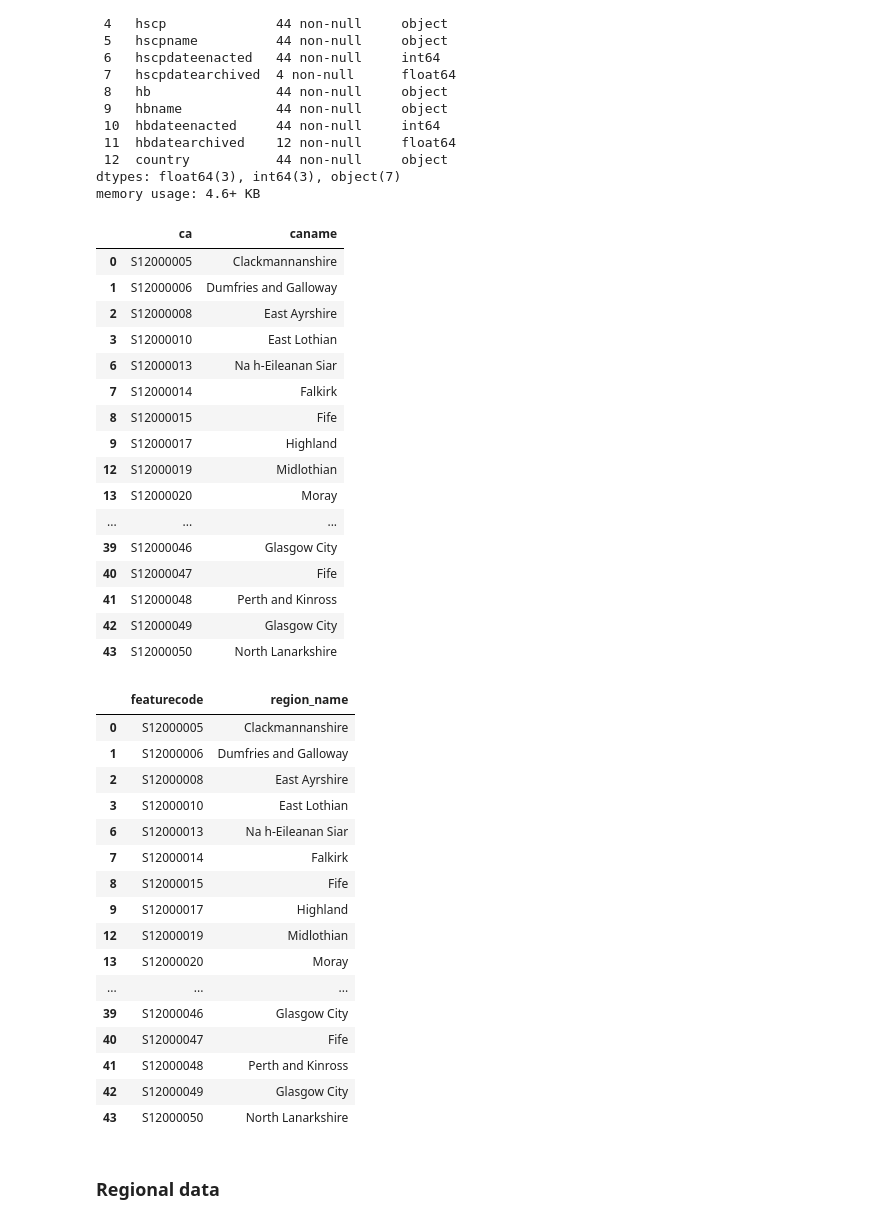
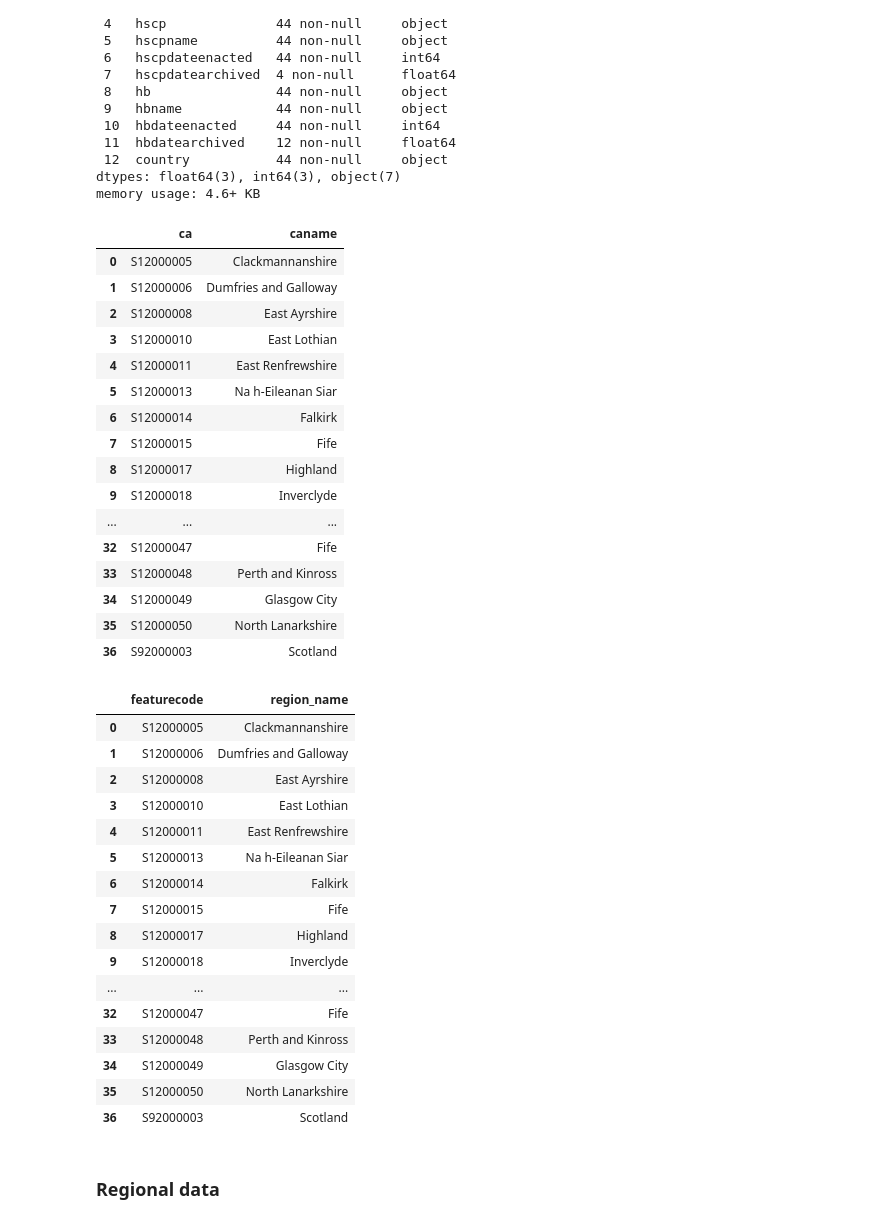
Before and after one commit to mjmarr/visit_scotland_final_project, a Jupyter notebook: data/data_cleaning.ipynb, the cells around one changed output. Saved outputs shown, nothing was run; the diff lists cells and outputs as text; code cells hidden in the pictures.

Commit message:
cleaned all data
~ find link for ips data

```diff
--- a/data/data_cleaning.ipynb
+++ b/data/data_cleaning.ipynb
@@ -48,28 +47,31 @@ memory usage: 4.6+ KB
 # %%
 # select relevent columns
 council_data = raw_council_data[['ca','caname']].copy()
 
 # remove duplicates
-council_data = council_data.drop_duplicates(keep=False)
+council_data = council_data.drop_duplicates()
+
+new_row = {'ca':'S92000003','caname':'Scotland'}
+council_data = council_data.append(new_row, ignore_index=True)
 council_data
 # %% [output]
 |  | ca | caname |
 | 0 | S12000005 | Clackmannanshire |
 | 1 | S12000006 | Dumfries and Galloway |
 | 2 | S12000008 | East Ayrshire |
 | 3 | S12000010 | East Lothian |
-| 6 | S12000013 | Na h-Eileanan Siar |
-| 7 | S12000014 | Falkirk |
-| 8 | S12000015 | Fife |
-| 9 | S12000017 | Highland |
-| 12 | S12000019 | Midlothian |
-| 13 | S12000020 | Moray |
+| 4 | S12000011 | East Renfrewshire |
+| 5 | S12000013 | Na h-Eileanan Siar |
+| 6 | S12000014 | Falkirk |
+| 7 | S12000015 | Fife |
+| 8 | S12000017 | Highland |
+| 9 | S12000018 | Inverclyde |
 | ... | ... | ... |
-| 39 | S12000046 | Glasgow City |
-| 40 | S12000047 | Fife |
-| 41 | S12000048 | Perth and Kinross |
-| 42 | S12000049 | Glasgow City |
-| 43 | S12000050 | North Lanarkshire |
+| 32 | S12000047 | Fife |
+| 33 | S12000048 | Perth and Kinross |
+| 34 | S12000049 | Glasgow City |
+| 35 | S12000050 | North Lanarkshire |
+| 36 | S92000003 | Scotland |
 # %%
 # rename columns
 council_data.rename(columns={'ca':'featurecode', 'caname':'region_name'}, inplace=True)
@@ -80,18 +82,18 @@ council_data
 | 1 | S12000006 | Dumfries and Galloway |
 | 2 | S12000008 | East Ayrshire |
 | 3 | S12000010 | East Lothian |
-| 6 | S12000013 | Na h-Eileanan Siar |
-| 7 | S12000014 | Falkirk |
-| 8 | S12000015 | Fife |
-| 9 | S12000017 | Highland |
-| 12 | S12000019 | Midlothian |
-| 13 | S12000020 | Moray |
+| 4 | S12000011 | East Renfrewshire |
+| 5 | S12000013 | Na h-Eileanan Siar |
+| 6 | S12000014 | Falkirk |
+| 7 | S12000015 | Fife |
+| 8 | S12000017 | Highland |
+| 9 | S12000018 | Inverclyde |
 | ... | ... | ... |
-| 39 | S12000046 | Glasgow City |
-| 40 | S12000047 | Fife |
-| 41 | S12000048 | Perth and Kinross |
-| 42 | S12000049 | Glasgow City |
-| 43 | S12000050 | North Lanarkshire |
+| 32 | S12000047 | Fife |
+| 33 | S12000048 | Perth and Kinross |
+| 34 | S12000049 | Glasgow City |
+| 35 | S12000050 | North Lanarkshire |
+| 36 | S92000003 | Scotland |
 # %% [markdown]
 ### Regional data
 # %%
```
Also changed, not shown: parts of 83 cells of this notebook, 9 other files.
